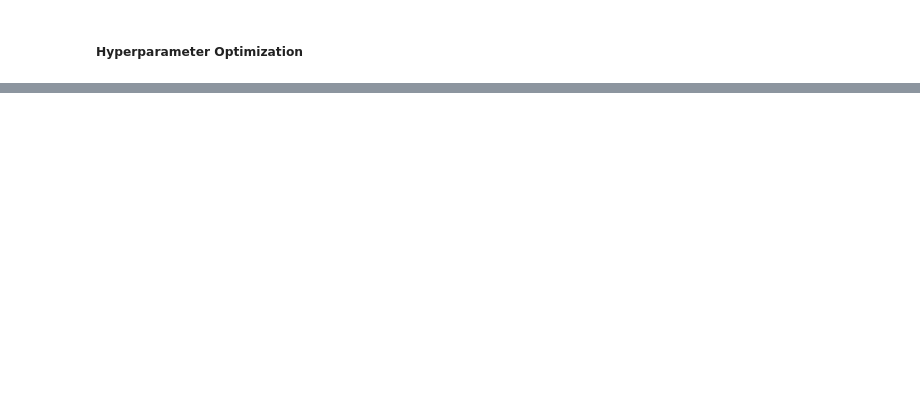
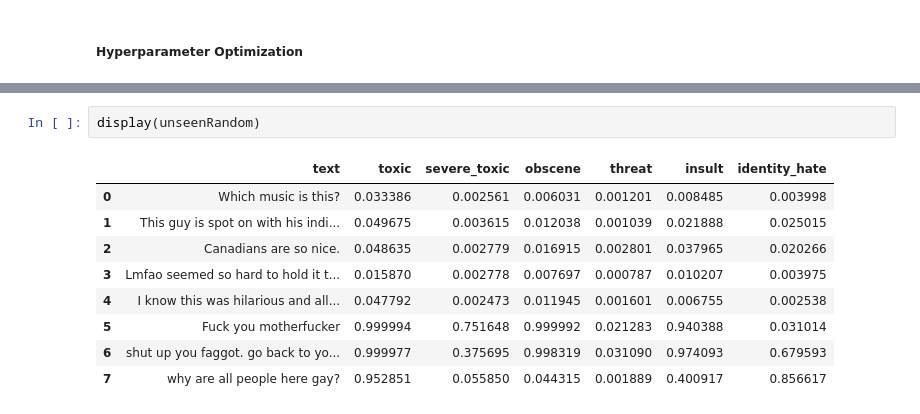
Before and after one commit to ishansoni22/UdacityML, a Jupyter notebook: ml_advance_capstone/notebook.ipynb, the cells around one changed output, grey strips where cells are left out. Drawn from its saved outputs; the diff is of its cells as text; blank space fills up the shorter version.

```diff
--- a/ml_advance_capstone/notebook.ipynb
+++ b/ml_advance_capstone/notebook.ipynb
@@ -623,0 +709,12 @@ _This model gives us an AUC-ROC score of 0.9522 and a kaggle score of 0.9487_
+# %%
+display(unseenRandom)
+# %% [output]
+|  | text | toxic | severe_toxic | obscene | threat | insult | identity_hate |
+| 0 | Which music is this? | 0.033386 | 0.002561 | 0.006031 | 0.001201 | 0.008485 | 0.003998 |
+| 1 | This guy is spot on with his indi... | 0.049675 | 0.003615 | 0.012038 | 0.001039 | 0.021888 | 0.025015 |
+| 2 | Canadians are so nice. | 0.048635 | 0.002779 | 0.016915 | 0.002801 | 0.037965 | 0.020266 |
+| 3 | Lmfao seemed so hard to hold it t... | 0.015870 | 0.002778 | 0.007697 | 0.000787 | 0.010207 | 0.003975 |
+| 4 | I know this was hilarious and all... | 0.047792 | 0.002473 | 0.011945 | 0.001601 | 0.006755 | 0.002538 |
+| 5 | Fuck you motherfucker | 0.999994 | 0.751648 | 0.999992 | 0.021283 | 0.940388 | 0.031014 |
+| 6 | shut up you faggot. go back to yo... | 0.999977 | 0.375695 | 0.998319 | 0.031090 | 0.974093 | 0.679593 |
+| 7 | why are all people here gay? | 0.952851 | 0.055850 | 0.044315 | 0.001889 | 0.400917 | 0.856617 |
```
Also changed, not shown: parts of 27 cells of this notebook, 18 other files.
